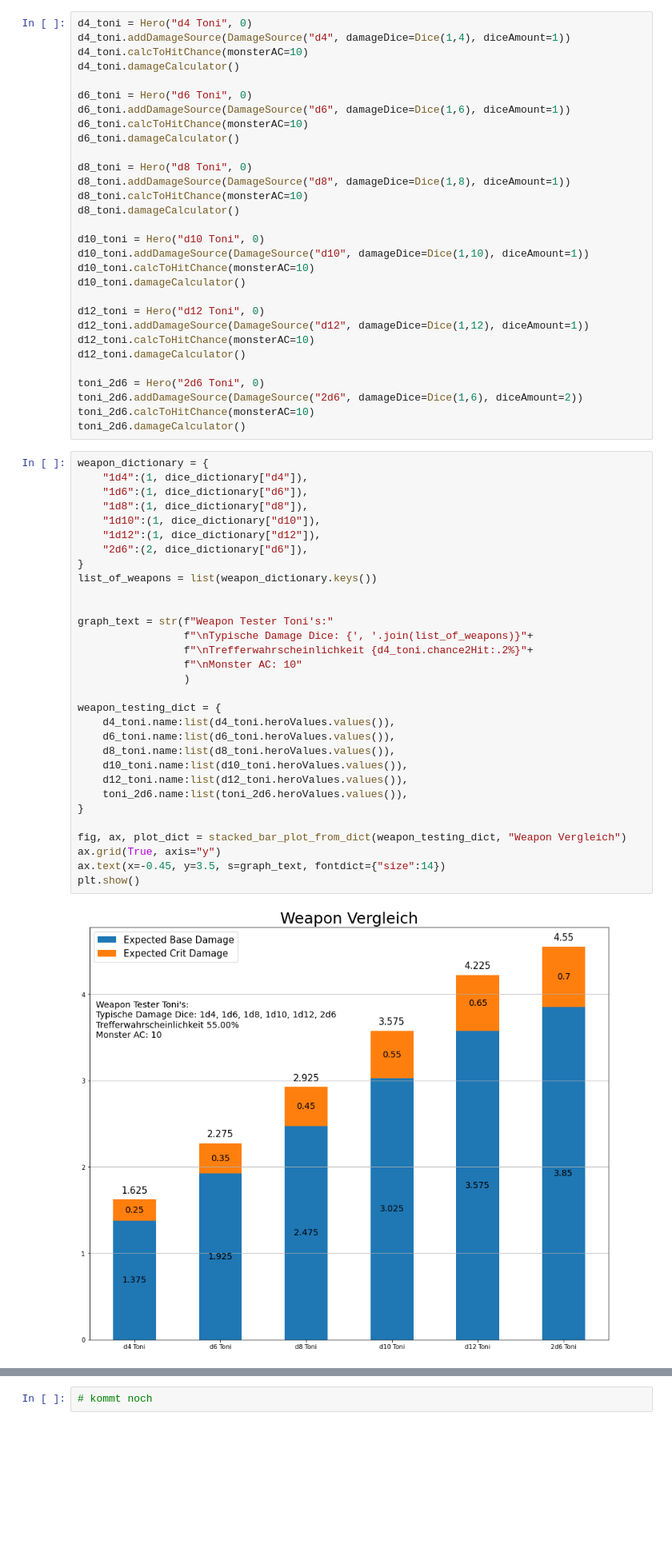
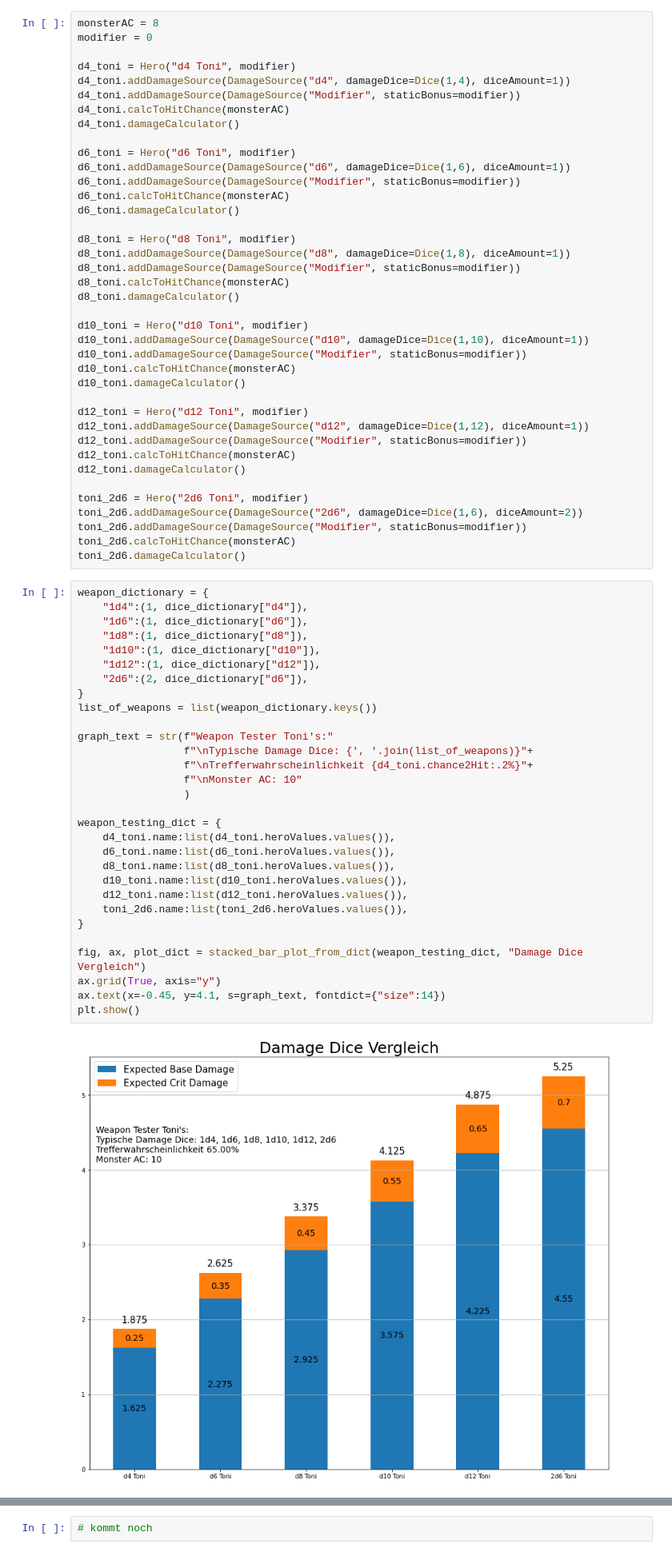
Before and after one commit to AlexSchinnerl/dndMath, a Jupyter notebook: damageCalculation.ipynb, the cells around one changed output, grey strips where cells are left out. Shown at 80% size. Drawn from its saved outputs; the diff is of its cells as text; blank space fills up the shorter version.

```diff
--- a/damageCalculation.ipynb
+++ b/damageCalculation.ipynb
@@ -434,64 +430,72 @@ Nachdem oben der Schwerpunkt auf die Trefferwahrscheinlichkeit lag, folgt hier d
 # %%
-d4_toni = Hero("d4 Toni", 0)
+monsterAC = 8
+modifier = 0
+
+d4_toni = Hero("d4 Toni", modifier)
 d4_toni.addDamageSource(DamageSource("d4", damageDice=Dice(1,4), diceAmount=1))
-d4_toni.calcToHitChance(monsterAC=10)
+d4_toni.addDamageSource(DamageSource("Modifier", staticBonus=modifier))
+d4_toni.calcToHitChance(monsterAC)
 d4_toni.damageCalculator()
 
-d6_toni = Hero("d6 Toni", 0)
+d6_toni = Hero("d6 Toni", modifier)
 d6_toni.addDamageSource(DamageSource("d6", damageDice=Dice(1,6), diceAmount=1))
-d6_toni.calcToHitChance(monsterAC=10)
+d6_toni.addDamageSource(DamageSource("Modifier", staticBonus=modifier))
+d6_toni.calcToHitChance(monsterAC)
 d6_toni.damageCalculator()
 
-d8_toni = Hero("d8 Toni", 0)
+d8_toni = Hero("d8 Toni", modifier)
 d8_toni.addDamageSource(DamageSource("d8", damageDice=Dice(1,8), diceAmount=1))
-d8_toni.calcToHitChance(monsterAC=10)
+d8_toni.addDamageSource(DamageSource("Modifier", staticBonus=modifier))
+d8_toni.calcToHitChance(monsterAC)
 d8_toni.damageCalculator()
 
-d10_toni = Hero("d10 Toni", 0)
+d10_toni = Hero("d10 Toni", modifier)
 d10_toni.addDamageSource(DamageSource("d10", damageDice=Dice(1,10), diceAmount=1))
-d10_toni.calcToHitChance(monsterAC=10)
+d10_toni.addDamageSource(DamageSource("Modifier", staticBonus=modifier))
+d10_toni.calcToHitChance(monsterAC)
 d10_toni.damageCalculator()
 
-d12_toni = Hero("d12 Toni", 0)
+d12_toni = Hero("d12 Toni", modifier)
 d12_toni.addDamageSource(DamageSource("d12", damageDice=Dice(1,12), diceAmount=1))
-d12_toni.calcToHitChance(monsterAC=10)
+d12_toni.addDamageSource(DamageSource("Modifier", staticBonus=modifier))
+d12_toni.calcToHitChance(monsterAC)
 d12_toni.damageCalculator()
 
-toni_2d6 = Hero("2d6 Toni", 0)
+toni_2d6 = Hero("2d6 Toni", modifier)
 toni_2d6.addDamageSource(DamageSource("2d6", damageDice=Dice(1,6), diceAmount=2))
-toni_2d6.calcToHitChance(monsterAC=10)
+toni_2d6.addDamageSource(DamageSource("Modifier", staticBonus=modifier))
+toni_2d6.calcToHitChance(monsterAC)
 toni_2d6.damageCalculator()
 # %%
 weapon_dictionary = {
     "1d4":(1, dice_dictionary["d4"]),
     "1d6":(1, dice_dictionary["d6"]),
     "1d8":(1, dice_dictionary["d8"]),
     "1d10":(1, dice_dictionary["d10"]),
     "1d12":(1, dice_dictionary["d12"]),
     "2d6":(2, dice_dictionary["d6"]),
 }
 list_of_weapons = list(weapon_dictionary.keys())
-
 
 graph_text = str(f"Weapon Tester Toni's:"
                  f"\nTypische Damage Dice: {', '.join(list_of_weapons)}"+
                  f"\nTrefferwahrscheinlichkeit {d4_toni.chance2Hit:.2%}"+
                  f"\nMonster AC: 10"
                  )
 
 weapon_testing_dict = {
     d4_toni.name:list(d4_toni.heroValues.values()),
     d6_toni.name:list(d6_toni.heroValues.values()),
     d8_toni.name:list(d8_toni.heroValues.values()),
     d10_toni.name:list(d10_toni.heroValues.values()),
     d12_toni.name:list(d12_toni.heroValues.values()),
     toni_2d6.name:list(toni_2d6.heroValues.values()),
 }
 
-fig, ax, plot_dict = stacked_bar_plot_from_dict(weapon_testing_dict, "Weapon Vergleich")
+fig, ax, plot_dict = stacked_bar_plot_from_dict(weapon_testing_dict, "Damage Dice Vergleich")
 ax.grid(True, axis="y")
-ax.text(x=-0.45, y=3.5, s=graph_text, fontdict={"size":14})
+ax.text(x=-0.45, y=4.1, s=graph_text, fontdict={"size":14})
 plt.show()
 # %% [output]
-[figure, old version]
+[figure, new version]
 # %% [markdown]
```
Also changed, not shown: parts of 36 cells of this notebook.
